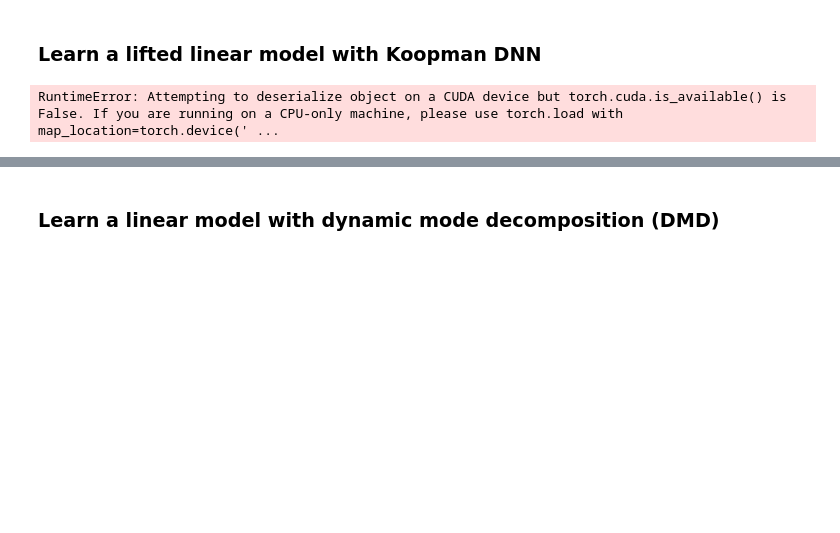
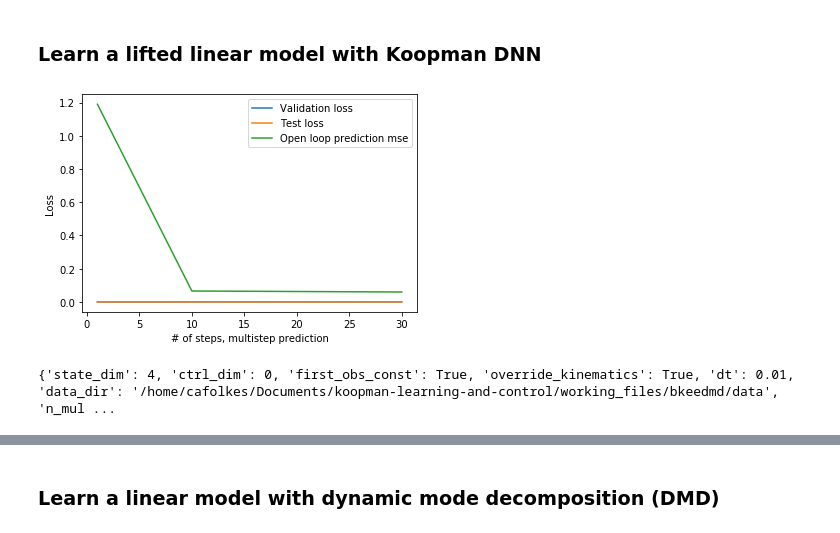
Before and after one commit to Cafolkes/koopman_learning_and_control, a Jupyter notebook: working_files/bkeedmd/analytic_koop_sys_mod.ipynb, the cells around one changed output, grey strips where cells are left out. Saved outputs shown, nothing was run; the diff lists cells and outputs as text; code cells hidden in the pictures; blank space fills up the shorter version.

```diff
--- a/working_files/bkeedmd/analytic_koop_sys_mod.ipynb
+++ b/working_files/bkeedmd/analytic_koop_sys_mod.ipynb
@@ -145,27 +145,28 @@ net_params['dt'] = dt
 # %%
 import dill, os, torch
 
 infile = open(os.path.abspath('') + '/data/analytic_koop_sys_best_params.pickle', 'rb')
-best_config_lst, val_loss, test_loss, open_loop_mse, open_loop_std = torch.load(infile, map_location='cpu')
+best_config_lst, val_loss, test_loss, open_loop_mse, open_loop_std = dill.load(infile)
 infile.close()
 
 n_multistep_lst = [conf['n_multistep'] for conf in best_config_lst]
 plt.figure()
 plt.plot(n_multistep_lst, val_loss, label='Validation loss')
 plt.plot(n_multistep_lst, test_loss, label='Test loss')
 plt.plot(n_multistep_lst, open_loop_mse, label='Open loop prediction mse')
 plt.legend()
 plt.xlabel('# of steps, multistep prediction')
 plt.ylabel('Loss')
 plt.show()
 net_params = best_config_lst[0]
 #net_params['encoder_output_dim'] = 1
 #net_params['n_multistep'] = 1
 #net_params['encoder_hidden_dim'] = [200, 200]
 #print(net_params)
-print(best_config_lst[0])
+print(net_params)
 # %% [output]
+[figure, added]
-RuntimeError: Attempting to deserialize object on a CUDA device but torch.cuda.is_available() is False. If you are running on a CPU-only machine, please use torch.load with map_location=torch.device(' ...
+{'state_dim': 4, 'ctrl_dim': 0, 'first_obs_const': True, 'override_kinematics': True, 'dt': 0.01, 'data_dir': '/home/cafolkes/Documents/koopman-learning-and-control/working_files/bkeedmd/data', 'n_mul ...
 # %%
 from koopman_core.learning import KoopmanNetAut
 
```
Also changed, not shown: parts of 3 cells of this notebook, 4 other files.
